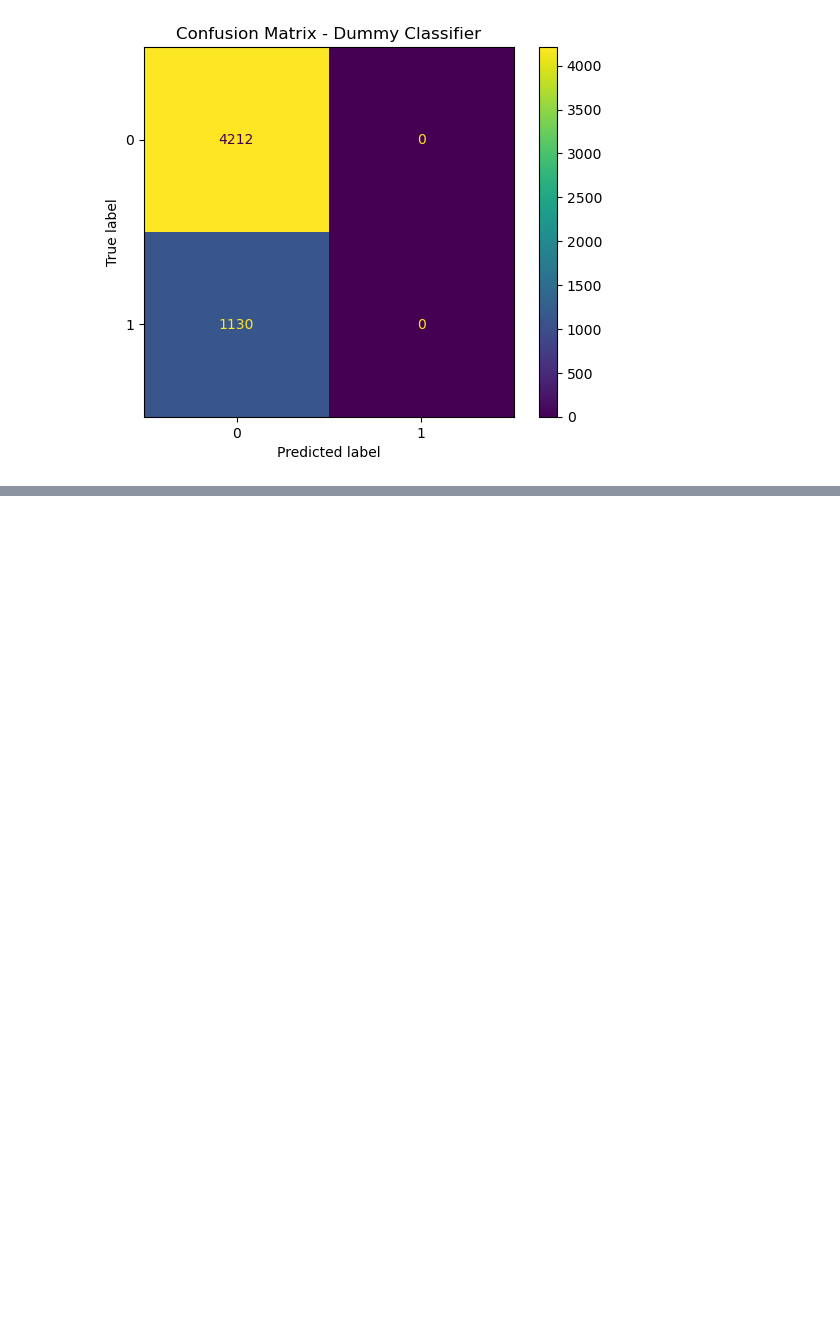
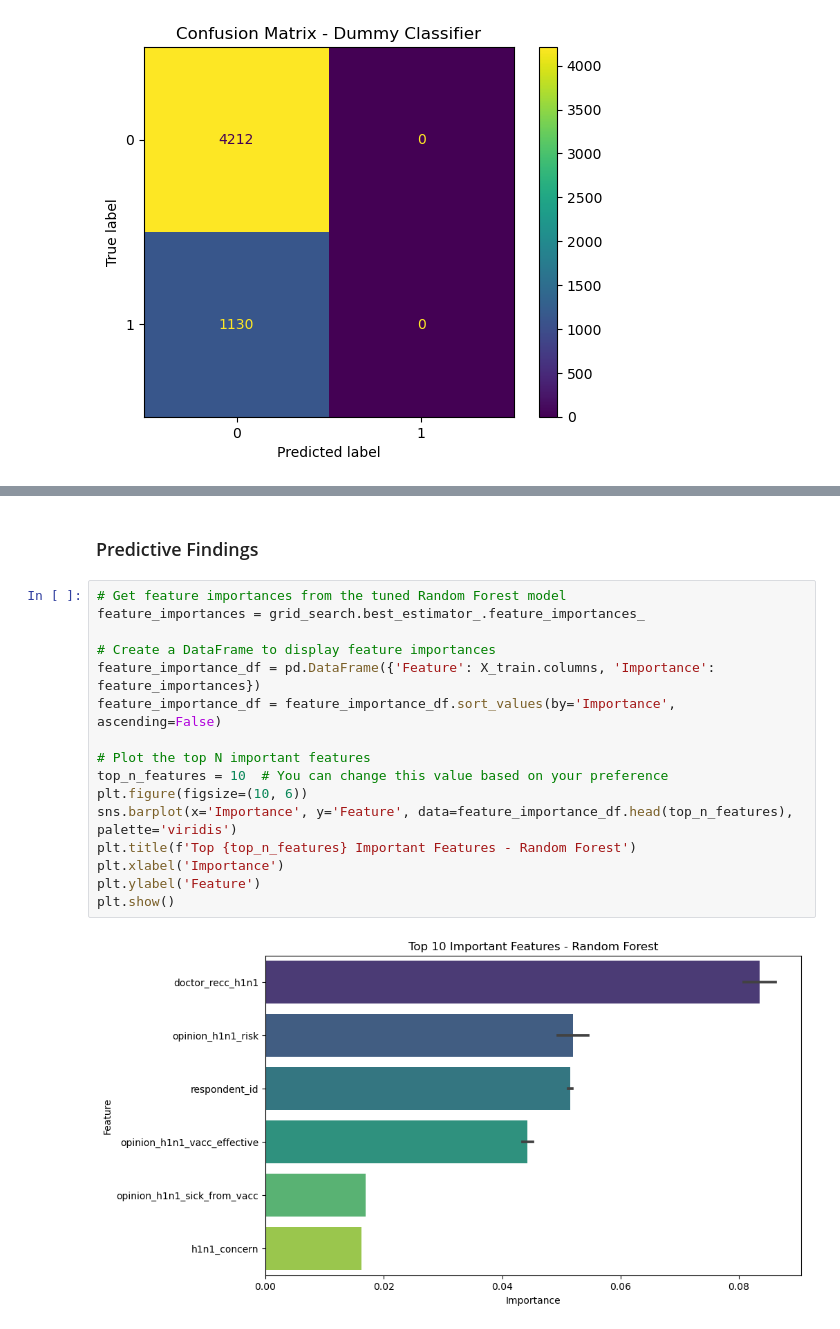
Before and after one commit to Daniel-Muruthi/flu_vaccination, a Jupyter notebook: index.ipynb, the cells around one changed output, grey strips where cells are left out. Saved outputs shown, nothing was run; the diff lists cells and outputs as text; blank space fills up the shorter version.

Commit message:
Predictive Findings

```diff
--- a/index.ipynb
+++ b/index.ipynb
@@ -591,0 +608,20 @@ plt.show()
+# %% [markdown]
+### Predictive Findings
+# %%
+# Get feature importances from the tuned Random Forest model
+feature_importances = grid_search.best_estimator_.feature_importances_
+
+# Create a DataFrame to display feature importances
+feature_importance_df = pd.DataFrame({'Feature': X_train.columns, 'Importance': feature_importances})
+feature_importance_df = feature_importance_df.sort_values(by='Importance', ascending=False)
+
+# Plot the top N important features
+top_n_features = 10  # You can change this value based on your preference
+plt.figure(figsize=(10, 6))
+sns.barplot(x='Importance', y='Feature', data=feature_importance_df.head(top_n_features), palette='viridis')
+plt.title(f'Top {top_n_features} Important Features - Random Forest')
+plt.xlabel('Importance')
+plt.ylabel('Feature')
+plt.show()
+# %% [output]
+[figure, added]
```
Also changed, not shown: parts of 17 cells of this notebook.
